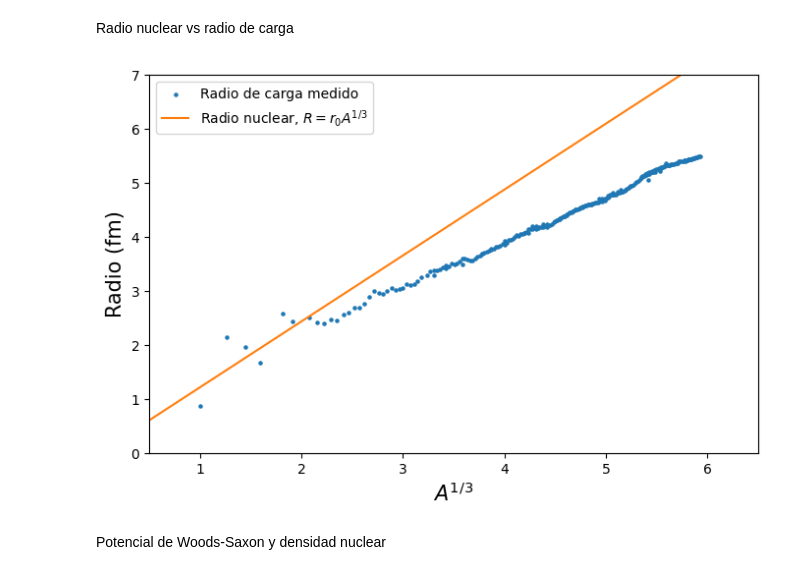
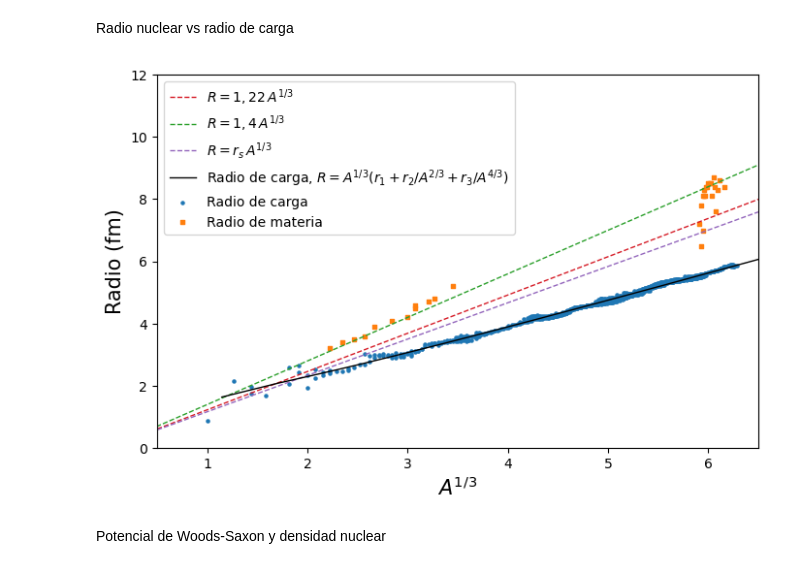
Before and after one commit to cefera/FNyP, a Jupyter notebook: Notebooks/Tema1.ipynb, the cells around one changed output. Cells and saved outputs as stored; diff of their text form; code cells hidden in the pictures.

Commit message:
Blatt-Weisskopf

```diff
--- a/Notebooks/Tema1.ipynb
+++ b/Notebooks/Tema1.ipynb
@@ -141,20 +141,38 @@ plt.show()
 # %% [markdown]
 Radio nuclear vs radio de carga
 # %%
-dfr = df.loc[(df['half_life']=='STABLE')].dropna(subset=['A', 'radius'])
+dfres = df.loc[(df['half_life']=='STABLE')].dropna(subset=['A', 'radius'])
+dfrne = df.loc[(df['half_life']!='STABLE')].dropna(subset=['A', 'radius'])
+
+file_BW= 'BlattWeisskopf.csv'
+dfbw = pd.read_csv(file_BW,sep=',',header=0,skiprows=0)
+
+# I. Angeli and K.P. Marinova, Atomic Data and Nuclear Data Tables 99 (2013) 69-95 https://doi.org/10.1016/j.adt.2011.12.006
+def radii(r0,r1,r2,A):
+    return A**(1/3)*(r0+ r1/(A**(2/3)) + r2/(A**(4/3)) )
+
+rho0 = 0.15 # Horowitz, Piekarewicz, Reed, Phys. Rev. C 102 (2020) 044321
+radiosaturacion = (3/(4*np.pi*rho0))**(1/3)
+
 fig = plt.figure(figsize=(8,5))
 plt.xlim((0.5,6.5))
-plt.ylim((0,7))
-x = np.linspace(0,7,10)
+plt.ylim((0,12))
 plt.xlabel(r'$A^{1/3}$ ',fontsize=15)
 plt.ylabel(r'Radio (fm)' ,fontsize=15)
-plt.scatter(dfr['A']**(1/3),dfr['radius'],marker='o',s=5,c=jpac_color[0],label='Radio de carga medido')
-plt.plot(x,1.22*x,'-',c=jpac_color[3],label=r'Radio nuclear, $R=r_0 A^{1/3}$')
+x = np.linspace(0.1,6.5,100)
+plt.plot(x,1.23*x,'--',c=jpac_color[1],lw=1,label=r'$R=1,22\, A^{1/3}$')
+plt.plot(x,1.4*x,'--',c=jpac_color[2],lw=1,label=r'$R=1,4\, A^{1/3}$')
+plt.plot(x,radiosaturacion*x,'--',lw=1,c=jpac_color[4],label=r'$R=r_s\, A^{1/3}$')
+x = np.linspace(1.5,343,100)
+plt.plot(x**(1/3),radii(0.9071,1.105,-0.548,x),'-',lw=1,c=jpac_color[10],label=r'Radio de carga, $R=A^{1/3}(r_1+r_2/A^{2/3}+r_3/A^{4/3})$')
+plt.scatter(dfrne['A']**(1/3),dfrne['radius'],marker='o',s=5,c=jpac_color[0],label='Radio de carga')
+plt.scatter(dfres['A']**(1/3),dfres['radius'],marker='o',s=5,c=jpac_color[0])
+plt.scatter(dfbw['A']**(1/3),dfbw['R'],marker='s',s=5,c=jpac_color[3],label='Radio de materia')
 plt.legend(loc='upper left',ncol=1,frameon=True)
 plt.show()
 #fig.savefig("RadioVsRadio.pdf", bbox_inches='tight')
 # %% [output]
-[figure, old version]
+[figure, new version]
 # %% [markdown]
 Potencial de Woods-Saxon y densidad nuclear
 # %%
```
Also changed, not shown: parts of 2 cells of this notebook, 2 other files.
